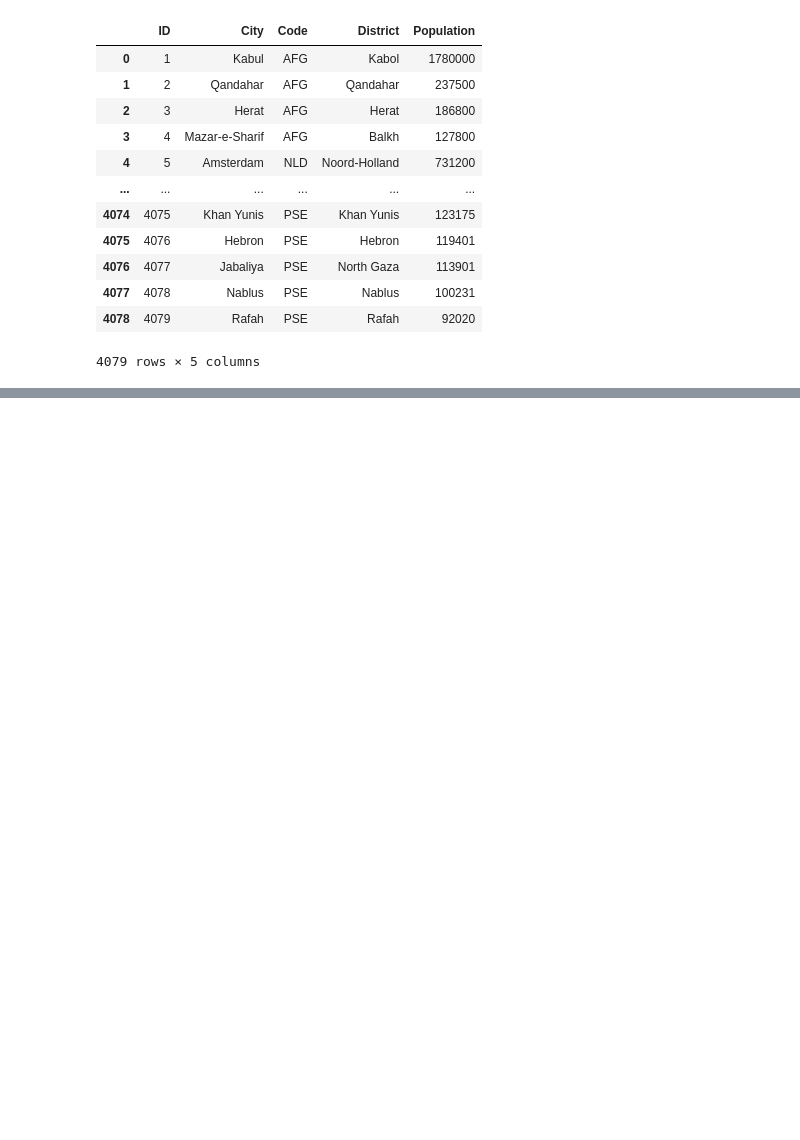
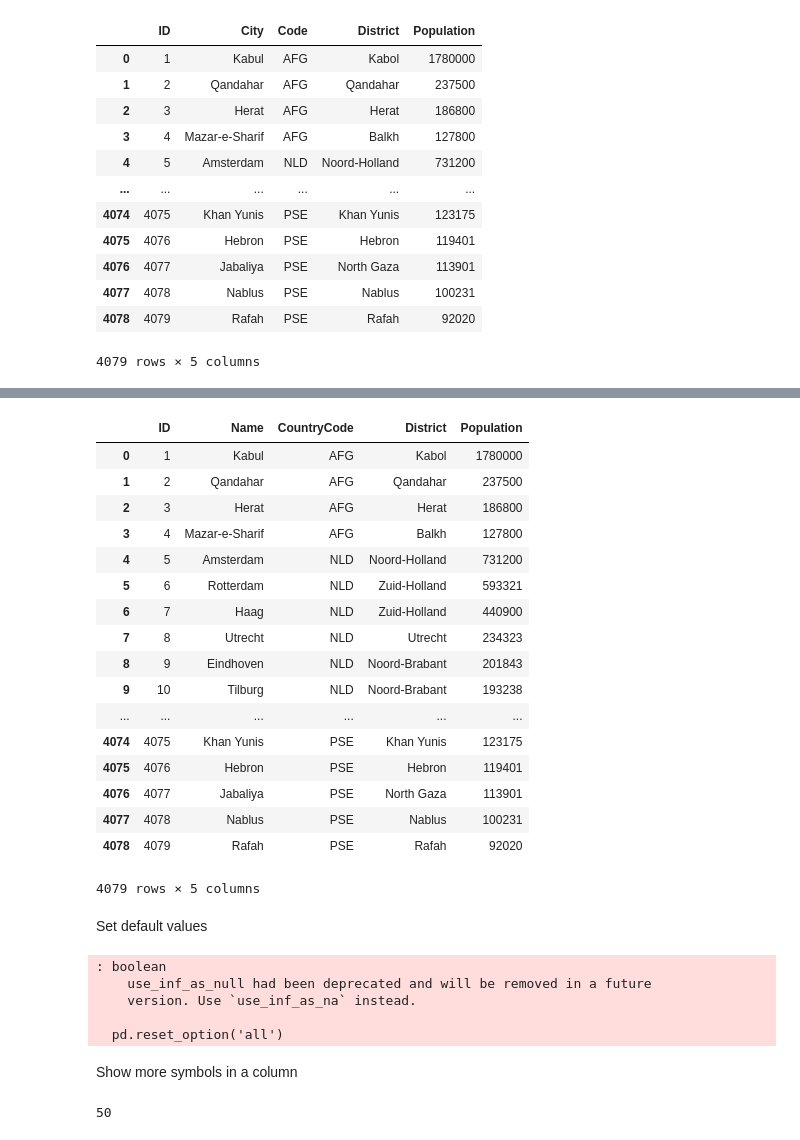
Before and after one commit to dolgovd/python, a Jupyter notebook: Data-Analysis/DataFrame.ipynb, the cells around one changed output, grey strips where cells are left out. Cells and saved outputs as stored; diff of their text form; code cells hidden in the pictures; blank space fills up the shorter version.

```diff
--- a/Data-Analysis/DataFrame.ipynb
+++ b/Data-Analysis/DataFrame.ipynb
@@ -130,0 +325,39 @@ cities_df
+# %%
+pd.set_option('min_rows', 20)
+# %%
+cities_df
+# %% [output]
+|  | ID | Name | CountryCode | District | Population |
+| 0 | 1 | Kabul | AFG | Kabol | 1780000 |
+| 1 | 2 | Qandahar | AFG | Qandahar | 237500 |
+| 2 | 3 | Herat | AFG | Herat | 186800 |
+| 3 | 4 | Mazar-e-Sharif | AFG | Balkh | 127800 |
+| 4 | 5 | Amsterdam | NLD | Noord-Holland | 731200 |
+| 5 | 6 | Rotterdam | NLD | Zuid-Holland | 593321 |
+| 6 | 7 | Haag | NLD | Zuid-Holland | 440900 |
+| 7 | 8 | Utrecht | NLD | Utrecht | 234323 |
+| 8 | 9 | Eindhoven | NLD | Noord-Brabant | 201843 |
+| 9 | 10 | Tilburg | NLD | Noord-Brabant | 193238 |
+| ... | ... | ... | ... | ... | ... |
+| 4074 | 4075 | Khan Yunis | PSE | Khan Yunis | 123175 |
+| 4075 | 4076 | Hebron | PSE | Hebron | 119401 |
+| 4076 | 4077 | Jabaliya | PSE | North Gaza | 113901 |
+| 4077 | 4078 | Nablus | PSE | Nablus | 100231 |
+| 4078 | 4079 | Rafah | PSE | Rafah | 92020 |
+4079 rows × 5 columns
+# %% [markdown]
+Set default values
+# %%
+pd.reset_option('all')
+# %% [output]
+: boolean
+    use_inf_as_null had been deprecated and will be removed in a future
+    version. Use `use_inf_as_na` instead.
+
+  pd.reset_option('all')
+# %% [markdown]
+Show more symbols in a column
+# %%
+pd.get_option('max_colwidth')
+# %% [output]
+50
```
Also changed, not shown: parts of 34 cells of this notebook.
